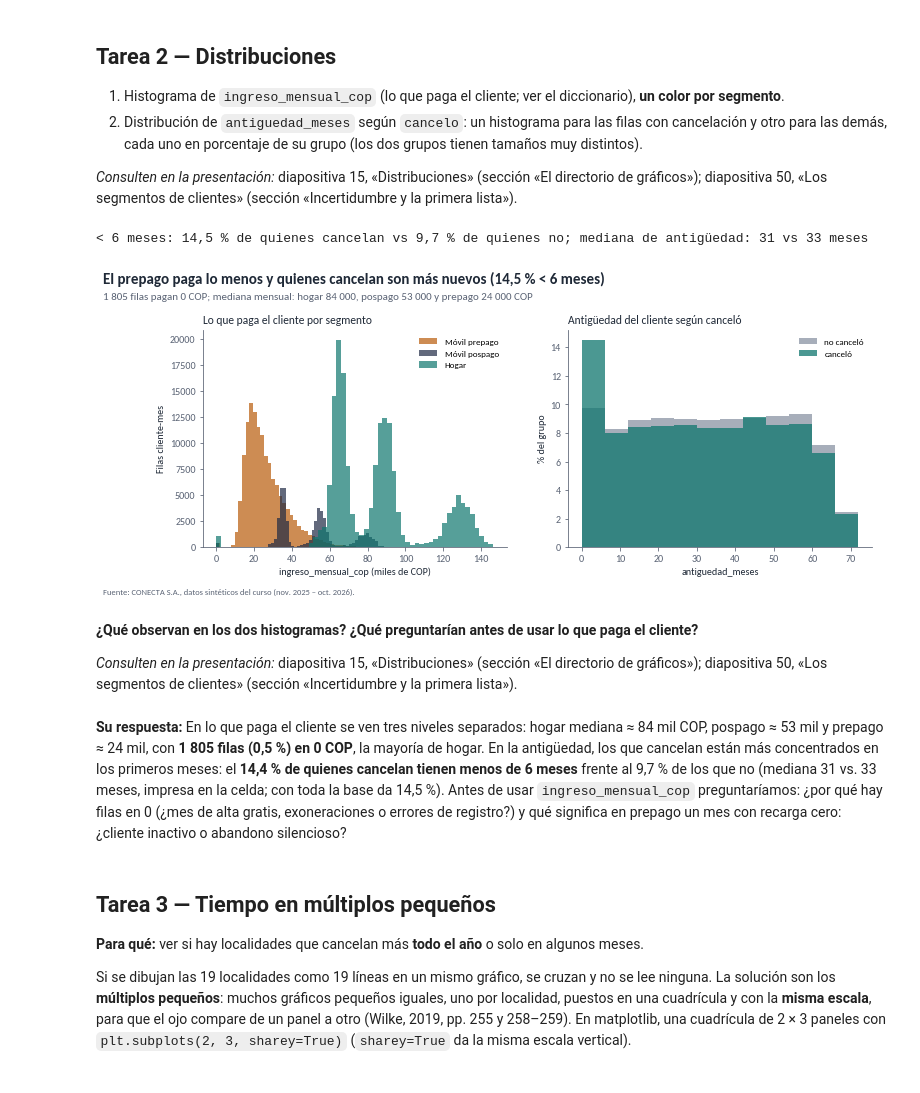
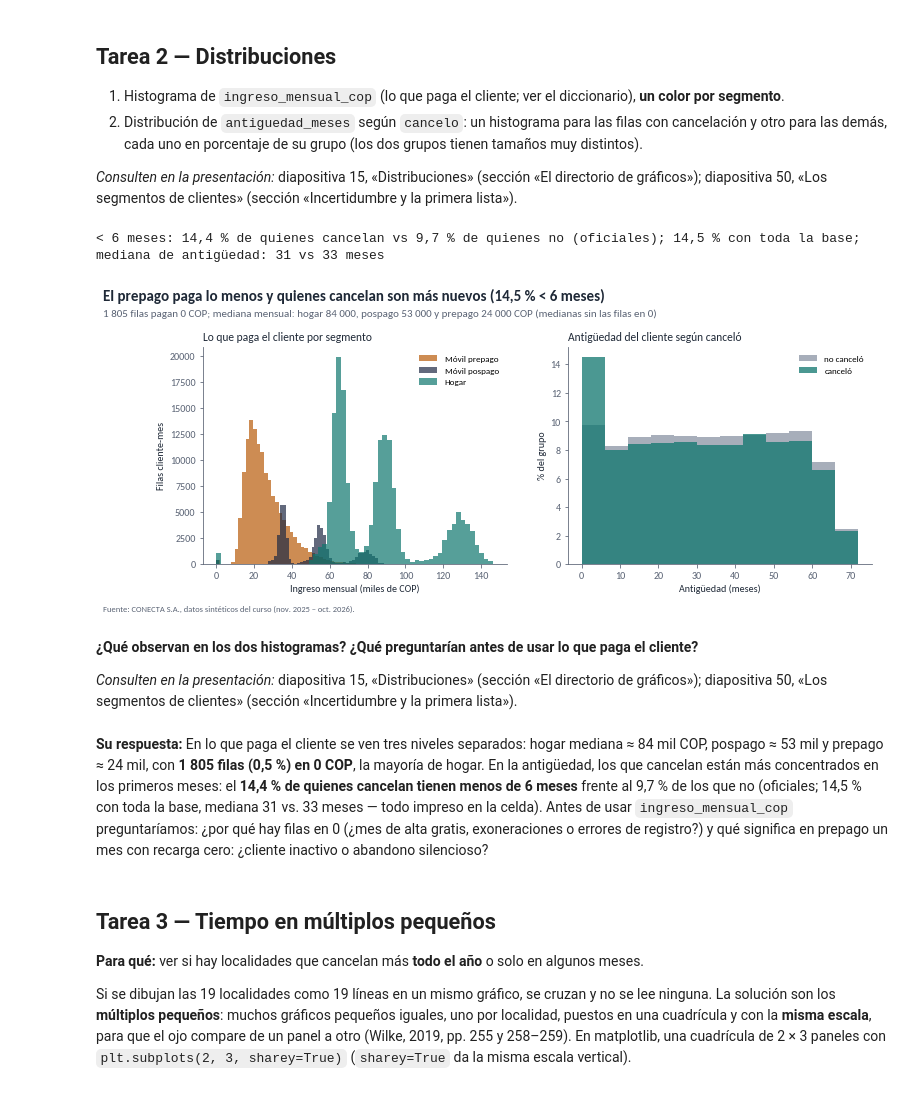
Before and after one commit to juliomariop/visualizacion_datos_especializacion, a Jupyter notebook: sesion_02/DATAVIZ_sesion_2_proyecto_A_grupo_9.ipynb, the cells around one changed output. Drawn from its saved outputs; the diff is of its cells as text; code cells hidden in the pictures.

```diff
--- a/sesion_02/DATAVIZ_sesion_2_proyecto_A_grupo_9.ipynb
+++ b/sesion_02/DATAVIZ_sesion_2_proyecto_A_grupo_9.ipynb
@@ -124,7 +124,7 @@ la tasa por localidad (`tasa_localidad`, **dónde**) y la tasa por segmento (`ta
 # %%
 tasa_general = 100 * o["cancelo"].mean()     # cada fila es un cliente-mes
 tasa_localidad = (100 * o.groupby("localidad")["cancelo"].mean()).sort_values()
-tasa_segmento = (100 * h.groupby("segmento")["cancelo"].mean()).sort_values()
+tasa_segmento = (100 * o.groupby("segmento")["cancelo"].mean()).sort_values()
 
 fig, (a1, a2) = plt.subplots(1, 2, figsize=(12, 6.5), gridspec_kw={"width_ratios": [1.6, 1]})
 
@@ -145,11 +145,14 @@ NOMBRES19 = {"ANTONIO NARIÑO": "Antonio Nariño", "BARRIOS UNIDOS": "Barrios Un
              "RAFAEL URIBE URIBE": "Rafael Uribe Uribe", "SAN CRISTOBAL": "San Cristóbal",
              "SANTA FE": "Santa Fe", "SUBA": "Suba", "TEUSAQUILLO": "Teusaquillo",
              "TUNJUELITO": "Tunjuelito", "USAQUEN": "Usaquén", "USME": "Usme"}
-a1.set_yticks(range(len(tasa_localidad))); a1.set_yticklabels([NOMBRES19[l] for l in tasa_localidad.index], fontsize=8.5)
+n_loc = o.groupby("localidad").size()
+a1.set_yticks(range(len(tasa_localidad)))
+a1.set_yticklabels([f"{NOMBRES19[l]} · n = {miles(n_loc[l])}" for l in tasa_localidad.index], fontsize=8)
 a1.set_title("Dónde: tasa por localidad", loc="left", fontsize=11.5, color=PALETA["texto"])
 
 # Quién: los tres segmentos, desde cero, con el nombre dentro de la barra y el valor afuera.
-colores_seg = [PALETA["acento"] if s == "Móvil prepago" else PALETA["neutro"] for s in tasa_segmento.index]  # prepago naranja, igual que en T2
+COLOR_SEG = {"Móvil prepago": PALETA["acento"], "Móvil pospago": PALETA["marino"], "Hogar": PALETA["principal"]}
+colores_seg = [COLOR_SEG[s] for s in tasa_segmento.index]  # mismos colores que en T2
 a2.barh(tasa_segmento.index, tasa_segmento, color=colores_seg, height=0.55)
 for y, (s, v) in enumerate(tasa_segmento.items()):
     a2.text(0.08, y, s, va="center", ha="left", fontsize=9.5, color="white", fontweight="bold")
@@ -161,10 +164,15 @@ a2.spines["left"].set_visible(False)
 a2.set_title("Quién: tasa por segmento", loc="left", fontsize=11.5, color=PALETA["texto"])
 
 titulo(fig, f"Kennedy lidera la cancelación ({decimal(tasa_localidad['KENNEDY'], 2)} %) y el prepago es el segmento que más cancela",
-       "Indicador: tasa de cancelación = promedio de «cancelo» × 100, en filas cliente-mes con localidad oficial (nov. 2025 – oct. 2026)")
+       "Indicador: tasa de cancelación = promedio de «cancelo» × 100, en filas cliente-mes con localidad oficial; "
+       "sin normalizar nombres — al hacerlo, San Cristóbal pasa al primer lugar (3,41 %)")
 fuente(fig, FUENTE_CONECTA)
 guardar(fig, "t1_tasa_localidad_segmento.png")
 
-print(f"tasa_general = {decimal(tasa_general, 2)} %")
+print(f"tasa_general = {decimal(tasa_general, 2)} % (oficial); {decimal(100 * h['cancelo'].mean(), 2)} % con toda la base")
+ultimo_mes = h.groupby("cliente_id")["mes"].max()
+primer_cancelo = h.loc[h["cancelo"] == 1].groupby("cliente_id")["mes"].min()
+n_reap = int((ultimo_mes.loc[primer_cancelo.index] > primer_cancelo).sum())
+print(f"{miles(n_reap)} clientes vuelven a aparecer tras su primer mes con cancelo = 1")
 display(pd.DataFrame({"tasa_localidad_%": tasa_localidad.round(2)}).T)
 # %% [output]
@@ -189,45 +198,46 @@ tasa_general = 3,08 %
 # %%
 fig, (a1, a2) = plt.subplots(1, 2, figsize=(12, 4))
 
 # Lo que paga el cliente por segmento (miles de COP).
 for seg, color in (("Móvil prepago", PALETA["acento"]), ("Móvil pospago", PALETA["marino"]), ("Hogar", PALETA["principal"])):
     a1.hist(h.loc[h["segmento"] == seg, "ingreso_mensual_cop"] / 1000, bins=60, alpha=0.7,
             label=seg, color=color)
-a1.set_xlabel("ingreso_mensual_cop (miles de COP)"); a1.set_ylabel("Filas cliente-mes")
+a1.set_xlabel("Ingreso mensual (miles de COP)"); a1.set_ylabel("Filas cliente-mes")
 a1.set_title("Lo que paga el cliente por segmento", loc="left", fontsize=11.5, color=PALETA["texto"])
 a1.legend(frameon=False, fontsize=9)
 
 ceros = int((h["ingreso_mensual_cop"] == 0).sum())     # filas en 0 (¿altas gratis, errores?)
 tarifa_segmento = h[h["ingreso_mensual_cop"] > 0].groupby("segmento")["ingreso_mensual_cop"].median()
 
 # Antigüedad según cancelo, cada grupo en % de sí mismo.
 bins = range(0, 78, 6)                                   # intervalos de seis meses
 for valor, color, rot in ((0, PALETA["neutro"], "no canceló"), (1, PALETA["principal"], "canceló")):
     x = h.loc[h["cancelo"] == valor, "antiguedad_meses"]
     a2.hist(x, bins=bins, weights=np.full(len(x), 100 / len(x)), alpha=0.75, label=rot, color=color)
-a2.set_xlabel("antiguedad_meses"); a2.set_ylabel("% del grupo")
+a2.set_xlabel("Antigüedad (meses)"); a2.set_ylabel("% del grupo")
 a2.set_title("Antigüedad del cliente según canceló", loc="left", fontsize=11.5, color=PALETA["texto"])
 a2.legend(frameon=False, fontsize=9)
 
 nuevos = 100 * h.groupby("cancelo")["antiguedad_meses"].apply(lambda s: (s < 6).mean())
+nuevos_o = 100 * o.groupby("cancelo")["antiguedad_meses"].apply(lambda s: (s < 6).mean())
 med_c = h.loc[h["cancelo"] == 1, "antiguedad_meses"].median()
 med_n = h.loc[h["cancelo"] == 0, "antiguedad_meses"].median()
-print(f"< 6 meses: {decimal(nuevos[1])} % de quienes cancelan vs {decimal(nuevos[0])} % de quienes no; "
-      f"mediana de antigüedad: {med_c:.0f} vs {med_n:.0f} meses")
+print(f"< 6 meses: {decimal(nuevos_o[1])} % de quienes cancelan vs {decimal(nuevos_o[0])} % de quienes no "
+      f"(oficiales); {decimal(nuevos[1])} % con toda la base; mediana de antigüedad: {med_c:.0f} vs {med_n:.0f} meses")
 titulo(fig, f"El prepago paga lo menos y quienes cancelan son más nuevos ({decimal(nuevos[1])} % < 6 meses)",
-       f"{miles(ceros)} filas pagan 0 COP; mediana mensual: hogar {miles(tarifa_segmento['Hogar'], -3)}, pospago {miles(tarifa_segmento['Móvil pospago'], -3)} y prepago {miles(tarifa_segmento['Móvil prepago'], -3)} COP")
+       f"{miles(ceros)} filas pagan 0 COP; mediana mensual: hogar {miles(tarifa_segmento['Hogar'], -3)}, pospago {miles(tarifa_segmento['Móvil pospago'], -3)} y prepago {miles(tarifa_segmento['Móvil prepago'], -3)} COP (medianas sin las filas en 0)")
 fuente(fig, FUENTE_CONECTA)
 guardar(fig, "t2_distribuciones.png")
 plt.show()
 # %% [output]
-< 6 meses: 14,5 % de quienes cancelan vs 9,7 % de quienes no; mediana de antigüedad: 31 vs 33 meses
+< 6 meses: 14,4 % de quienes cancelan vs 9,7 % de quienes no (oficiales); 14,5 % con toda la base; mediana de antigüedad: 31 vs 33 meses
-[figure, old version]
+[figure, new version]
 # %% [markdown]
 **¿Qué observan en los dos histogramas? ¿Qué preguntarían antes de usar lo que paga el cliente?**
 
 *Consulten en la presentación:* diapositiva 15, «Distribuciones» (sección «El directorio de gráficos»); diapositiva 50, «Los segmentos de clientes» (sección «Incertidumbre y la primera lista»).
 # %% [markdown]
-**Su respuesta:** En lo que paga el cliente se ven tres niveles separados: hogar mediana ≈ 84 mil COP, pospago ≈ 53 mil y prepago ≈ 24 mil, con **1 805 filas (0,5 %) en 0 COP**, la mayoría de hogar. En la antigüedad, los que cancelan están más concentrados en los primeros meses: el **14,4 % de quienes cancelan tienen menos de 6 meses** frente al 9,7 % de los que no (mediana 31 vs. 33 meses, impresa en la celda; con toda la base da 14,5 %). Antes de usar `ingreso_mensual_cop` preguntaríamos: ¿por qué hay filas en 0 (¿mes de alta gratis, exoneraciones o errores de registro?) y qué significa en prepago un mes con recarga cero: ¿cliente inactivo o abandono silencioso?
+**Su respuesta:** En lo que paga el cliente se ven tres niveles separados: hogar mediana ≈ 84 mil COP, pospago ≈ 53 mil y prepago ≈ 24 mil, con **1 805 filas (0,5 %) en 0 COP**, la mayoría de hogar. En la antigüedad, los que cancelan están más concentrados en los primeros meses: el **14,4 % de quienes cancelan tienen menos de 6 meses** frente al 9,7 % de los que no (oficiales; 14,5 % con toda la base, mediana 31 vs. 33 meses — todo impreso en la celda). Antes de usar `ingreso_mensual_cop` preguntaríamos: ¿por qué hay filas en 0 (¿mes de alta gratis, exoneraciones o errores de registro?) y qué significa en prepago un mes con recarga cero: ¿cliente inactivo o abandono silencioso?
 # %% [markdown]
 ## Tarea 3 — Tiempo en múltiplos pequeños
 
```
Also changed, not shown: parts of 7 cells of this notebook, 4 other files.
